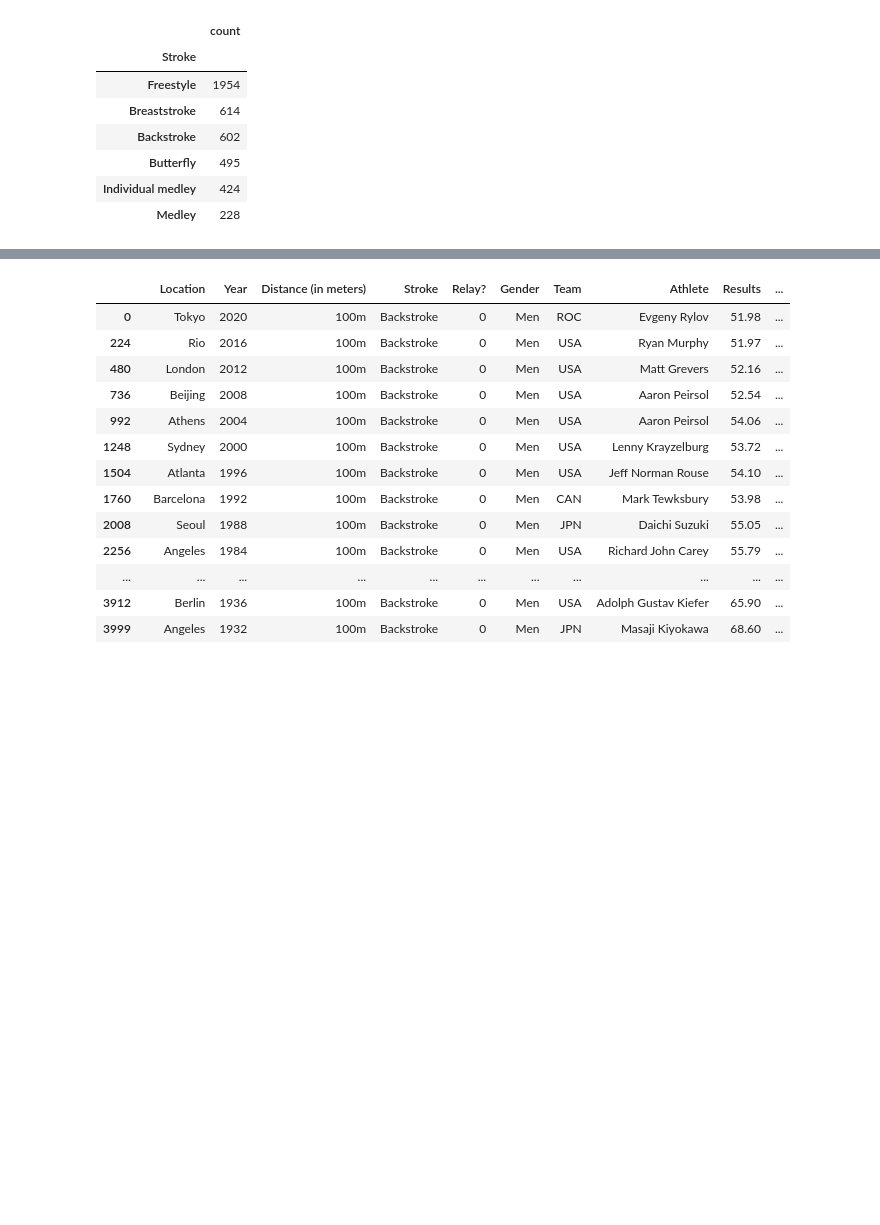
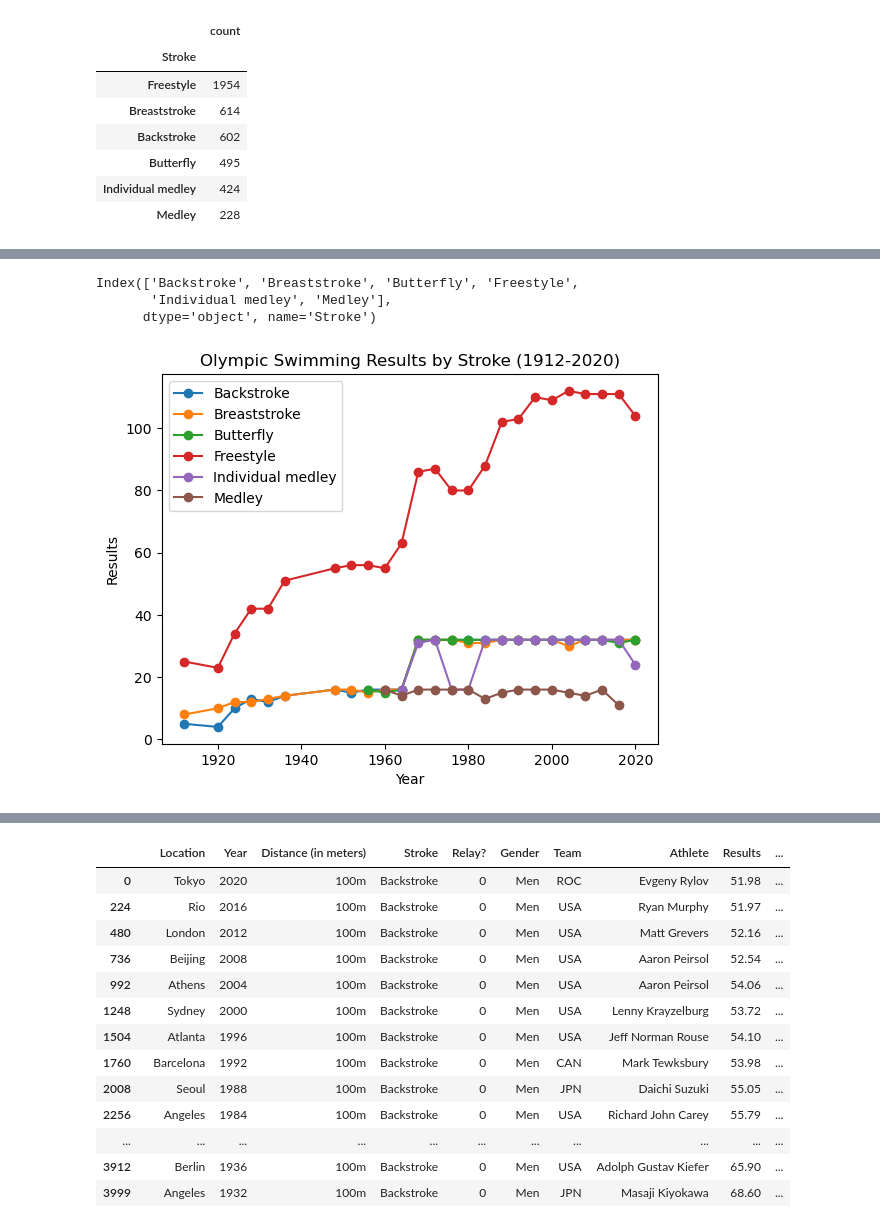
Before and after one commit to kkuria1/Olympic-swimming-analysis, a Jupyter notebook: Swimming_start.ipynb, the cells around one changed output, grey strips where cells are left out. Saved outputs shown, nothing was run; the diff lists cells and outputs as text; code cells hidden in the pictures; blank space fills up the shorter version.

```diff
--- a/Swimming_start.ipynb
+++ b/Swimming_start.ipynb
@@ -204,0 +218,3 @@ plt.show()
+# %%
+df_part = df.groupby(["Year", "Stroke"])[["Results"]].count()
+df_part
@@ -204,0 +236,3 @@ plt.show()
+# %%
+df_unstacked = df_part['Results'].unstack(level='Stroke')
+df_unstacked
@@ -204,0 +258,16 @@ plt.show()
+# %%
+df_unstacked.columns
+# %% [output]
+Index(['Backstroke', 'Breaststroke', 'Butterfly', 'Freestyle',
+       'Individual medley', 'Medley'],
+      dtype='object', name='Stroke')
+# %%
+for column in df_unstacked.columns:
+    plt.plot(df_unstacked.index, df_unstacked[column], marker='o', label=column)
+plt.legend()
+plt.title('Olympic Swimming Results by Stroke (1912-2020)')
+plt.xlabel('Year')
+plt.ylabel('Results')
+plt.show()
+# %% [output]
+[figure, added]
```
Also changed, not shown: parts of 13 cells of this notebook, 1 other file.
